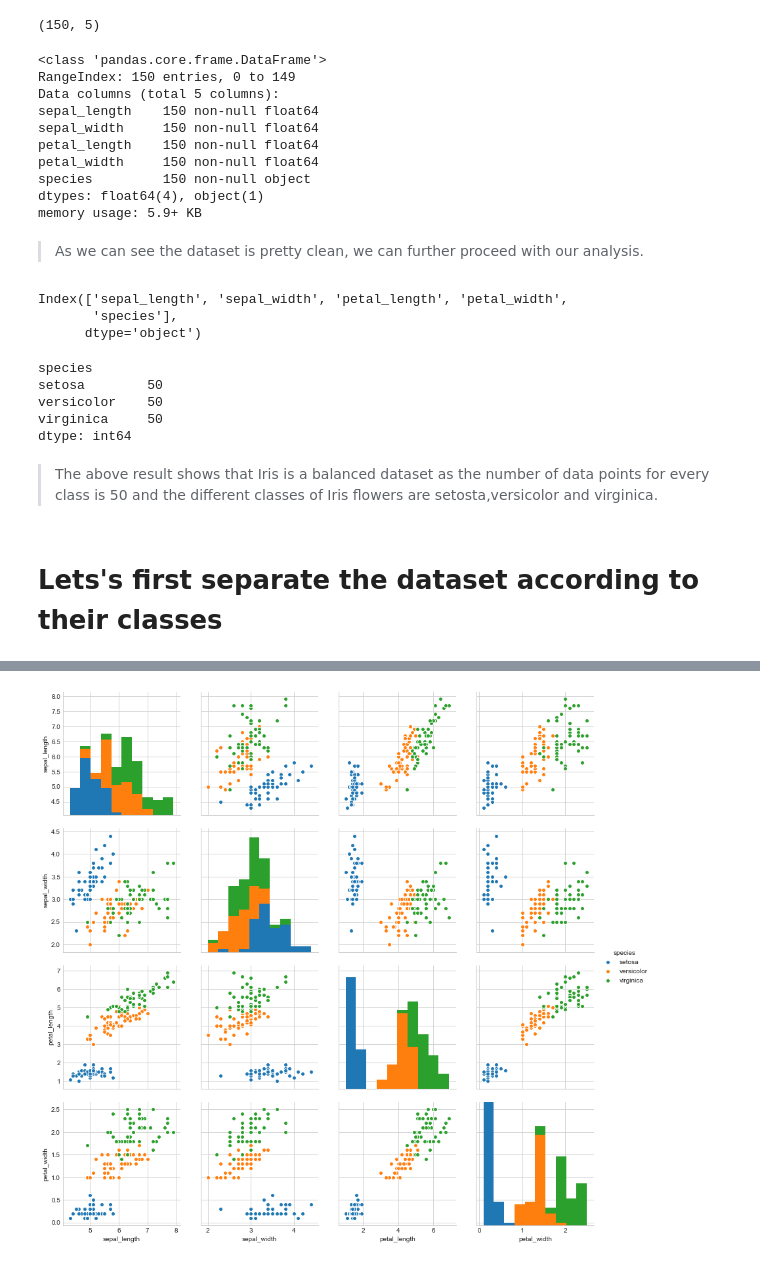
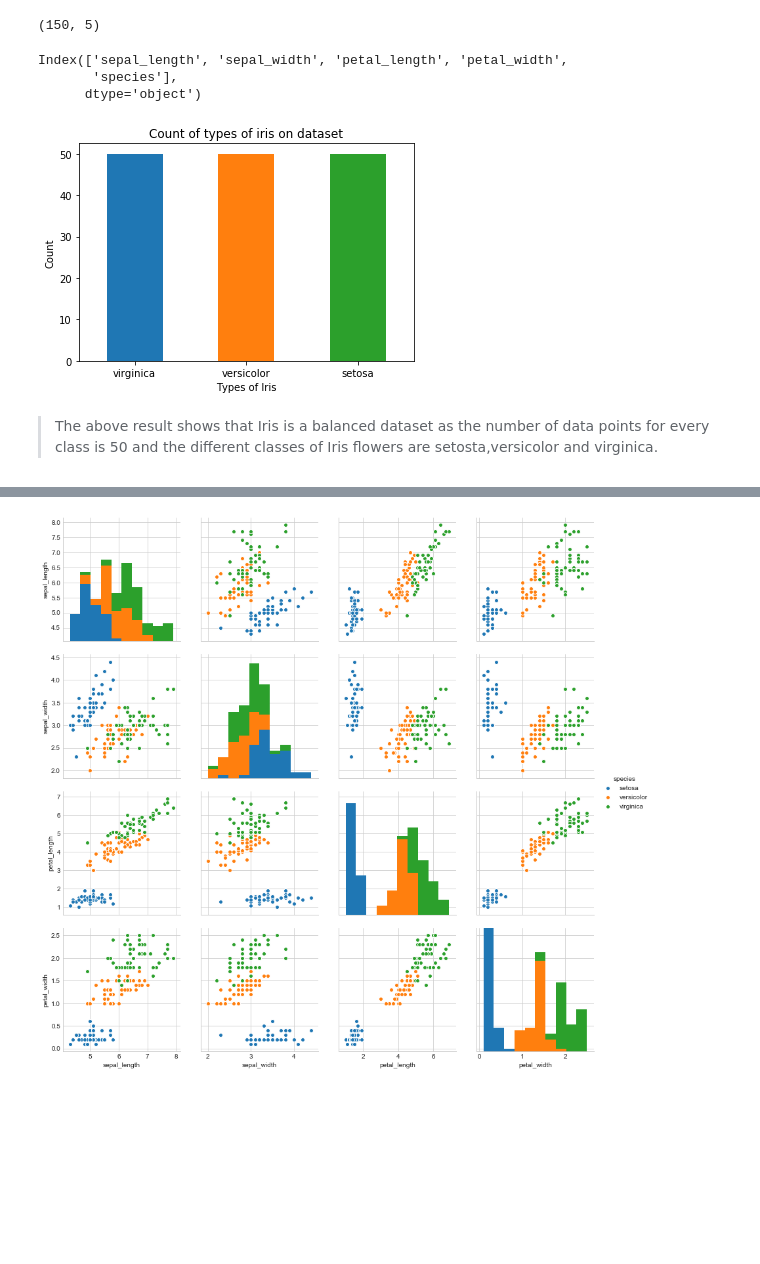
Before and after one commit to Rakesh9998/Iris-dataset-observation-Blog-your-solution-project-udacity-, a Jupyter notebook: Iris_project.ipynb, the cells around one changed output, grey strips where cells are left out. Saved outputs shown, nothing was run; the diff lists cells and outputs as text; code cells hidden in the pictures; blank space fills up the shorter version.

```diff
--- a/Iris_project.ipynb
+++ b/Iris_project.ipynb
@@ -29,22 +29,6 @@ iris_dataset = pd.read_csv("iris.csv")
 print (iris_dataset.shape)
 # %% [output]
 (150, 5)
-# %%
-# Checking for any missing values in the dataset
-iris_dataset.info()
-# %% [output]
-<class 'pandas.core.frame.DataFrame'>
-RangeIndex: 150 entries, 0 to 149
-Data columns (total 5 columns):
-sepal_length    150 non-null float64
-sepal_width     150 non-null float64
-petal_length    150 non-null float64
-petal_width     150 non-null float64
-species         150 non-null object
-dtypes: float64(4), object(1)
-memory usage: 5.9+ KB
-# %% [markdown]
->As we can see the dataset is pretty clean, we can further proceed with our analysis.
 # %%
 # Now lets see what are the column names in our dataset
 print (iris_dataset.columns)
@@ -52,17 +36,16 @@ print (iris_dataset.columns)
 Index(['sepal_length', 'sepal_width', 'petal_length', 'petal_width',
        'species'],
       dtype='object')
-# %%
-# Now let's explore how many data points, i.e., how many flowers of each species are present?
-iris_dataset['species'].unique()
-print(iris_dataset.groupby('species').size())
-# %% [output]
-species
-setosa        50
-versicolor    50
-virginica     50
-dtype: int64
+# %%
+#Let's see how many datapoints we have of each species to decide if dataset is balanced or unbalanced
+iris_dataset['species'].value_counts().plot(kind='bar')
+
+plt.xticks(rotation='horizontal') #Rotate xticks
+plt.xlabel('Types of Iris')
+plt.ylabel('Count')
+plt.title('Count of types of iris on dataset')
+plt.show()
+# %% [output]
+[figure, added]
 # %% [markdown]
-> The above result shows that Iris is a balanced dataset as the number of data points for every class is 50 and the different classes of Iris flowers are setosta,versicolor and virginica.
+>The above result shows that Iris is a balanced dataset as the number of data points for every class is 50 and the different classes of Iris flowers are setosta,versicolor and virginica.
-# %% [markdown]
-#  Lets's first separate the dataset according to their classes
```
Also changed, not shown: parts of 47 cells of this notebook.
